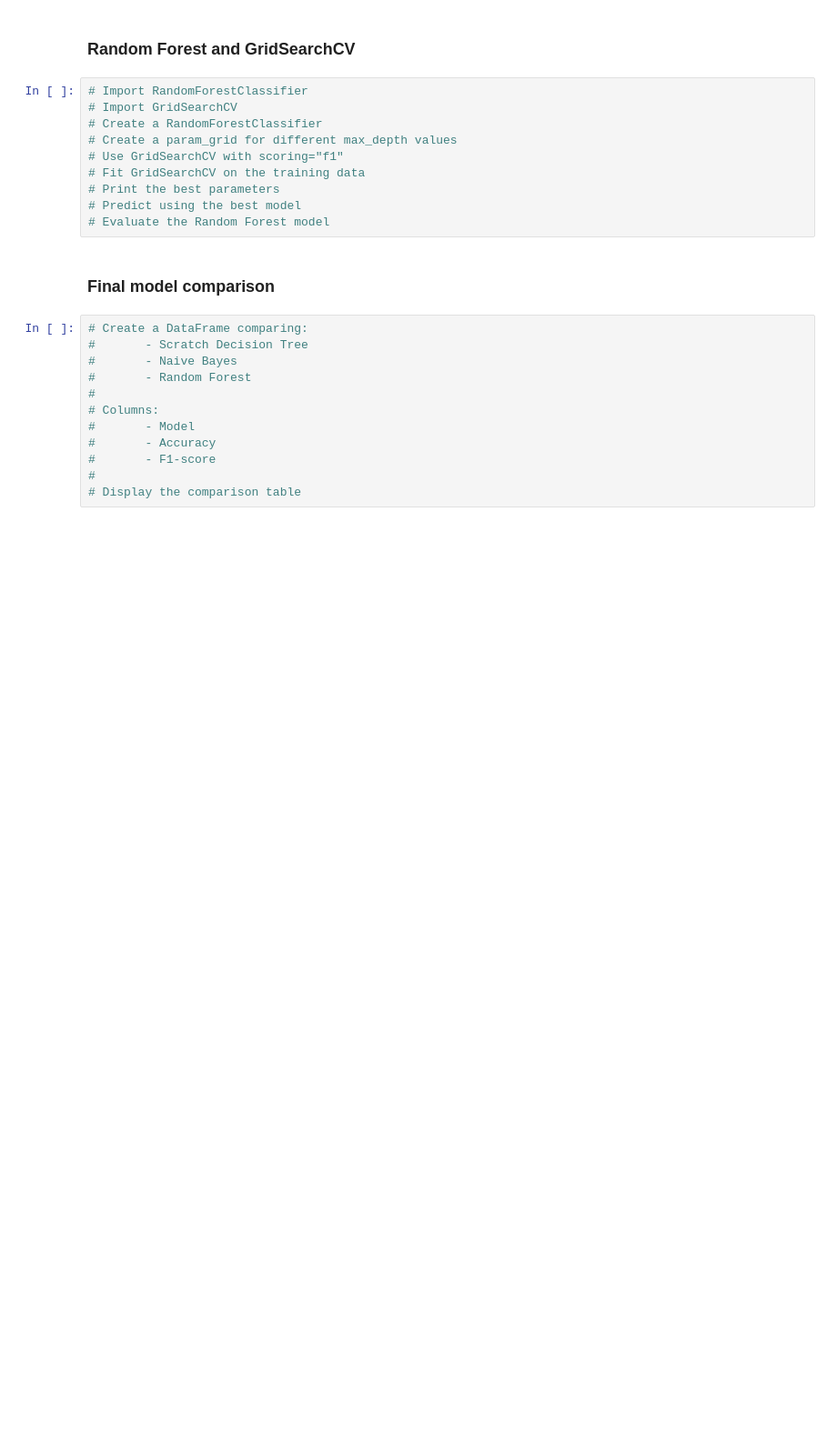
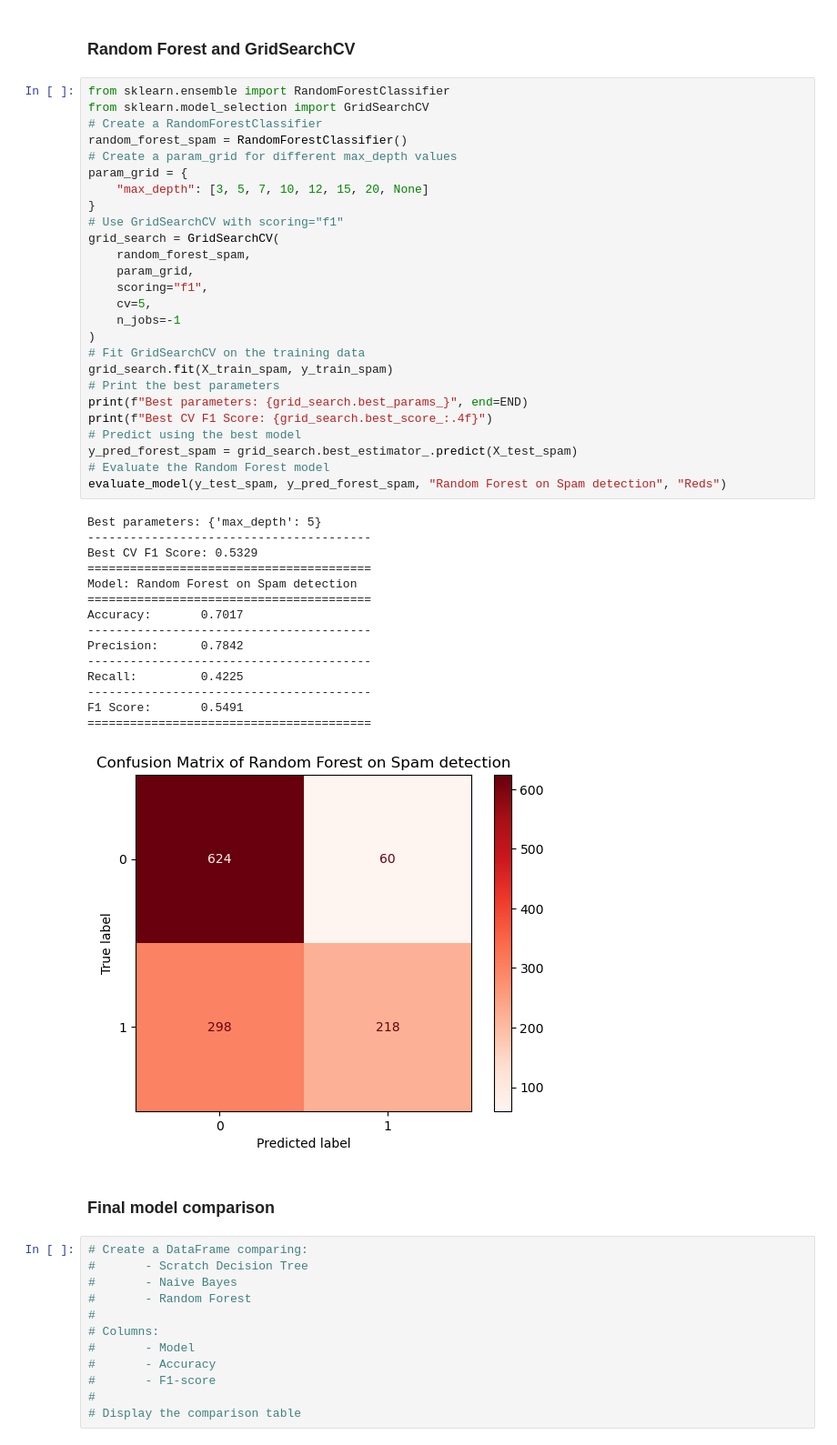
Before and after one commit to sami-rk/OrdinaryMLmodels, a Jupyter notebook: models.ipynb, the cells around one changed output. Shown at 91% size. Drawn from its saved outputs; the diff is of its cells as text; blank space fills up the shorter version.

```diff
--- a/models.ipynb
+++ b/models.ipynb
@@ -435,15 +510,47 @@ F1 Score:       0.5279
 # %% [markdown]
 ### Random Forest and GridSearchCV
 # %%
-# Import RandomForestClassifier
-# Import GridSearchCV
+from sklearn.ensemble import RandomForestClassifier
+from sklearn.model_selection import GridSearchCV
 # Create a RandomForestClassifier
+random_forest_spam = RandomForestClassifier()
 # Create a param_grid for different max_depth values
+param_grid = {
+    "max_depth": [3, 5, 7, 10, 12, 15, 20, None]
+}
 # Use GridSearchCV with scoring="f1"
+grid_search = GridSearchCV(
+    random_forest_spam,
+    param_grid,
+    scoring="f1",
+    cv=5,
+    n_jobs=-1
+)
 # Fit GridSearchCV on the training data
+grid_search.fit(X_train_spam, y_train_spam)
 # Print the best parameters
+print(f"Best parameters: {grid_search.best_params_}", end=END)
+print(f"Best CV F1 Score: {grid_search.best_score_:.4f}")
 # Predict using the best model
+y_pred_forest_spam = grid_search.best_estimator_.predict(X_test_spam)
 # Evaluate the Random Forest model
+evaluate_model(y_test_spam, y_pred_forest_spam, "Random Forest on Spam detection", "Reds")
+# %% [output]
+Best parameters: {'max_depth': 5}
+----------------------------------------
+Best CV F1 Score: 0.5329
+========================================
+Model: Random Forest on Spam detection
+========================================
+Accuracy:       0.7017
+----------------------------------------
+Precision:      0.7842
+----------------------------------------
+Recall:         0.4225
+----------------------------------------
+F1 Score:       0.5491
+========================================
+[figure, added]
 # %% [markdown]
 ### Final model comparison
 # %%
```
Also changed, not shown: parts of 11 cells of this notebook.
